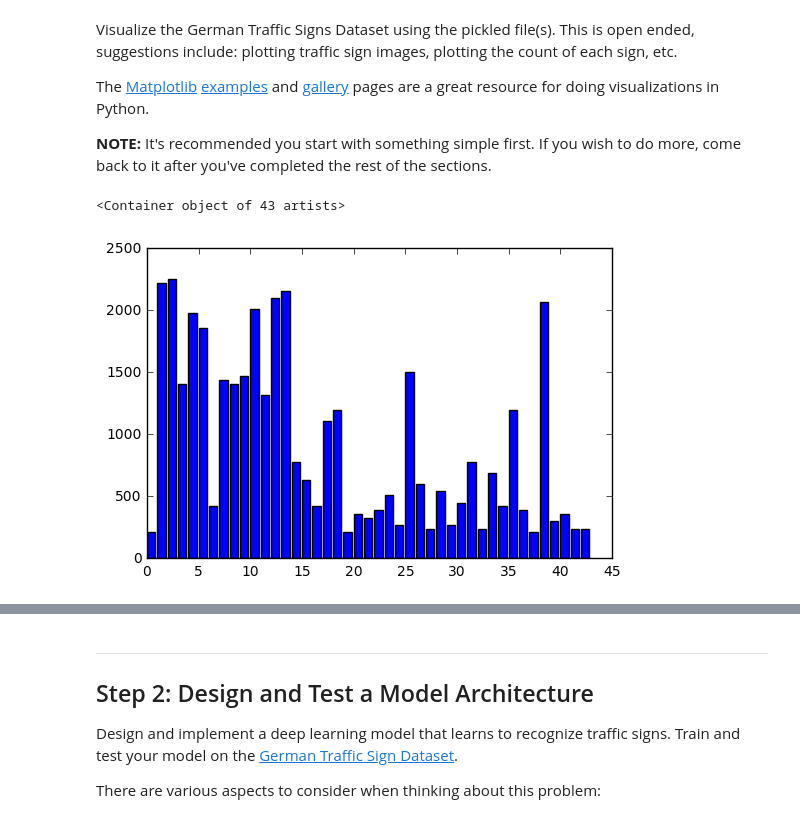
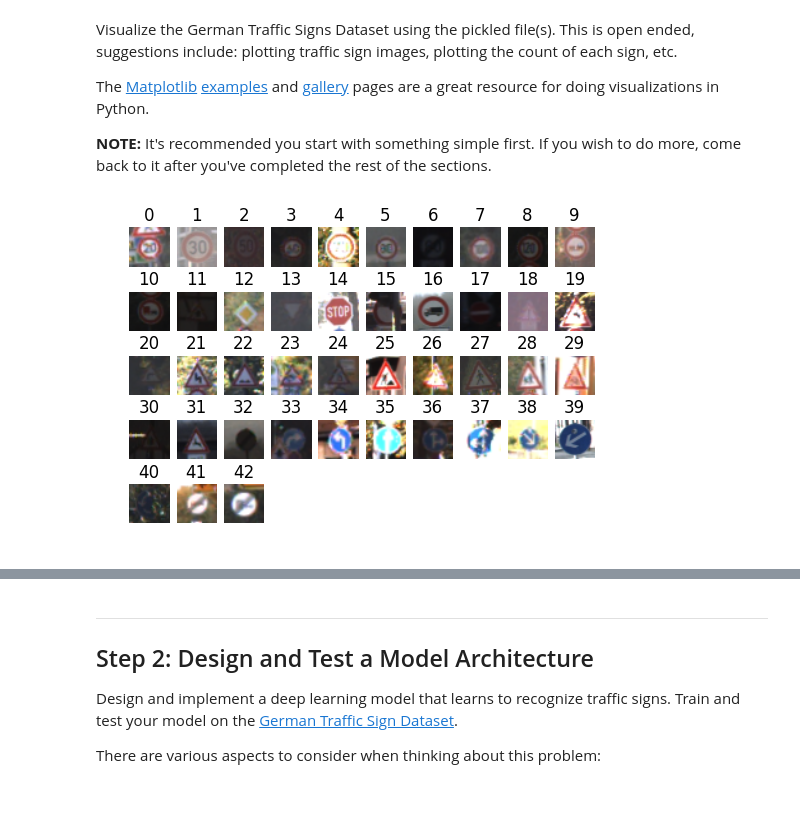
Before and after one commit to woodysong/CarND, a Jupyter notebook: CarND-Traffic-Sign-Classifier-Project/Traffic_Sign_Classifier.ipynb, the cells around one changed output, grey strips where cells are left out. Cells and saved outputs as stored; diff of their text form; code cells hidden in the pictures.

```diff
--- a/CarND-Traffic-Sign-Classifier-Project/Traffic_Sign_Classifier.ipynb
+++ b/CarND-Traffic-Sign-Classifier-Project/Traffic_Sign_Classifier.ipynb
@@ -75,24 +81,37 @@ The [Matplotlib](http://matplotlib.org/) [examples](http://matplotlib.org/exampl
 # %%
 ### Data exploration visualization goes here.
 ### Feel free to use as many code cells as needed.
 import numpy as np
 import matplotlib.pyplot as plt
+import matplotlib.gridspec as gridspec
 # Visualizations will be shown in the notebook.
 %matplotlib inline
 
-y_count = []
+ytrain_cnt = []
+ytest_cnt = []
+
+gs = gridspec.GridSpec(5, 10)
+gs.update(wspace=0.01, hspace=0.02)
+plt.figure()
+
 for idx in range(n_classes):
     cnt = y_train == idx
     cnt = cnt.astype(np.float32, copy=False)
     idx_n0 = cnt.nonzero()[0]
-    y_count.append(cnt.sum())
-    '''
-    plt.figure(figsize=(1,1))
+    ytrain_cnt.append(cnt.sum())
+
+    cnt = y_test == idx
+    cnt = cnt.astype(np.float32, copy=False)
+    ytest_cnt.append(cnt.sum())
+
+    ax1 = plt.subplot(gs[idx])
+    ax1.set_xticklabels([])
+    ax1.set_yticklabels([])
+    ax1.set_aspect('equal')
+
+    plt.subplot(5, 10, idx+1)
     plt.imshow(X_train[idx_n0[0]].squeeze())
-    plt.title("ClassID is %d" % idx)
-    '''
-plt.figure()
-plt.bar(np.arange(n_classes), np.array(y_count))
+    plt.title("%d" % idx)
+    plt.axis('off')
 # %% [output]
-<Container object of 43 artists>
-[figure, old version]
+[figure, new version]
```
Also changed, not shown: parts of 48 cells of this notebook, 2 other files.
